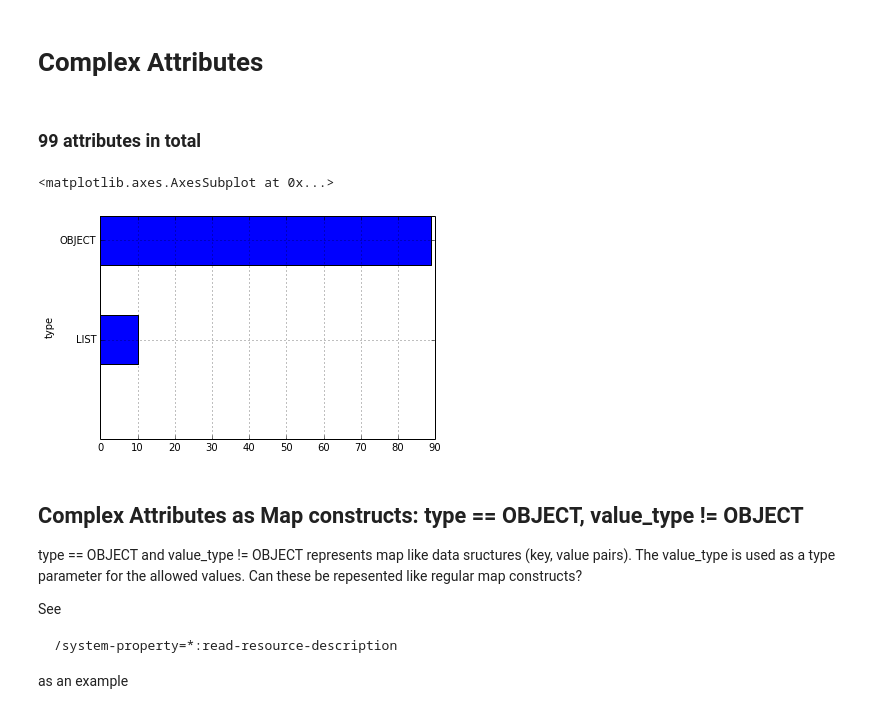
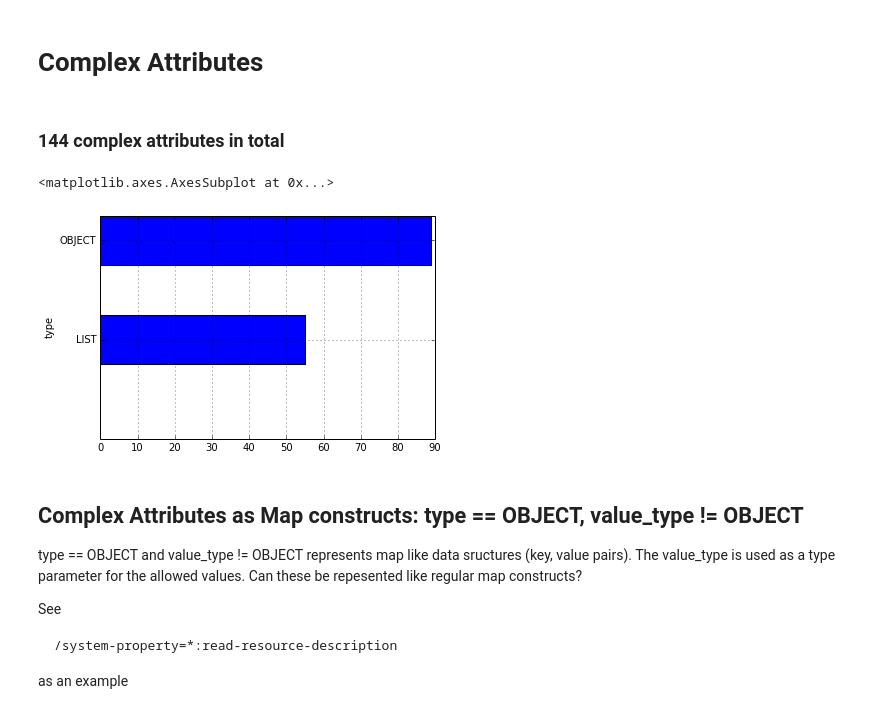
Before and after one commit to hal/dmr.analytics, a Jupyter notebook: notebooks/AttributeMetaData.ipynb, the cells around one changed output. Saved outputs shown, nothing was run; the diff lists cells and outputs as text; code cells hidden in the pictures.

```diff
--- a/notebooks/AttributeMetaData.ipynb
+++ b/notebooks/AttributeMetaData.ipynb
@@ -164,17 +164,19 @@ ratio('allowNull', lambda data: data['hasDefault'] == False, grid[2, 0], nillabl
 notDeprecated = df["deprecated"] == False
 objectType = df["type"] == "OBJECT"
 listType = df["type"] == "LIST"
+scalarValueType = df["valueType"] != "OBJECT"
+complexValueType = df["valueType"] == "OBJECT"
 
-complexType = df[notDeprecated & (objectType | valueType)]
-HTML("<h3>"+str(complexType['name'].count())+" attributes in total</h3>")
+complexType = df[notDeprecated & (objectType | listType)]
+HTML("<h3>"+str(complexType['name'].count())+" complex attributes in total</h3>")
 # %% [output]
-99 attributes in total
+144 complex attributes in total
 # %%
-grp = complexType.groupby("type")
-grp["type"].count().plot(kind="barh")
+byType = complexType.groupby("type")
+byType["type"].count().plot(kind="barh")
 # %% [output]
 <matplotlib.axes.AxesSubplot at 0x...>
-[figure, old version]
+[figure, new version]
 # %% [markdown]
 ## Complex Attributes as Map constructs: type == OBJECT, value_type != OBJECT
 
```
Also changed, not shown: parts of 4 cells of this notebook.
